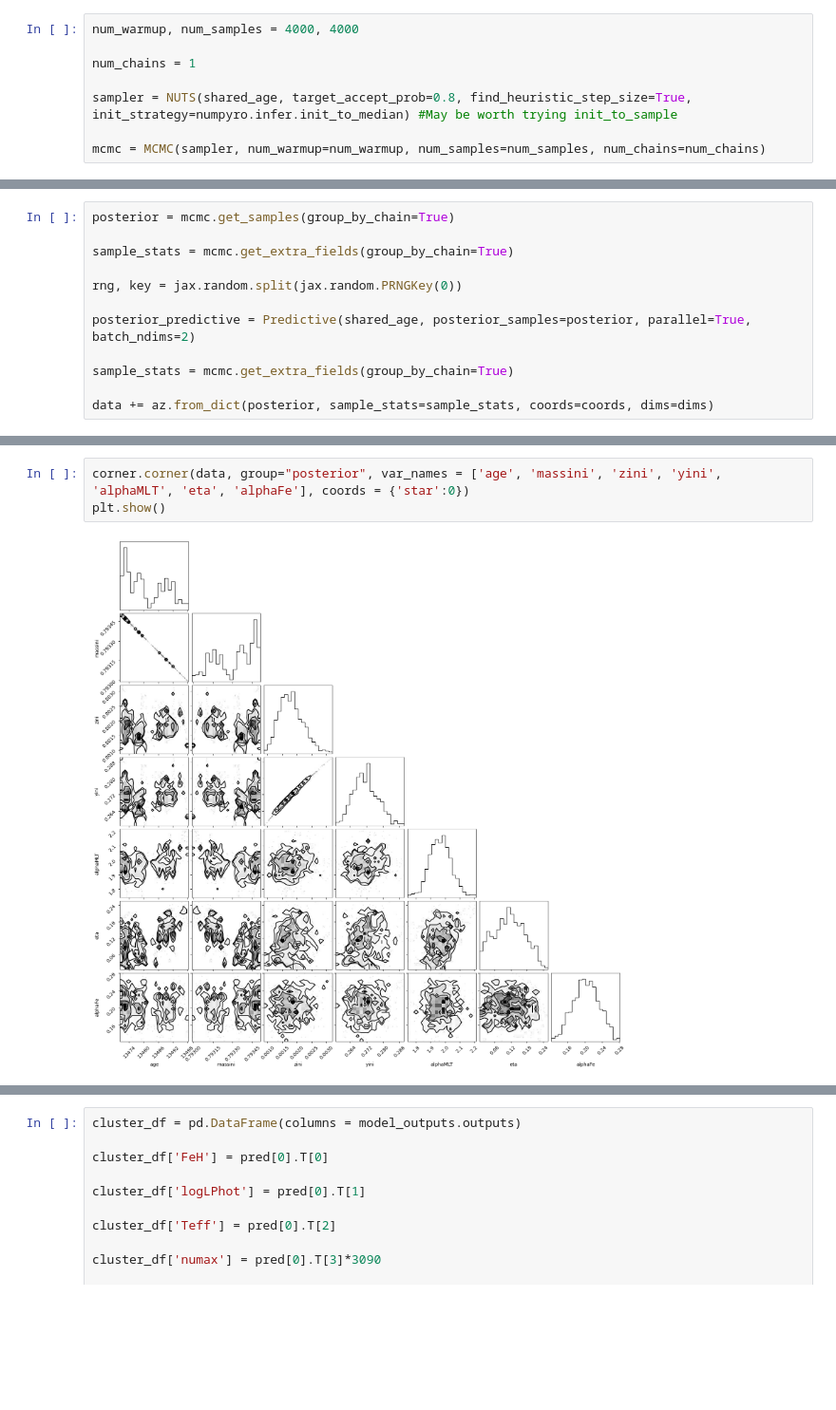
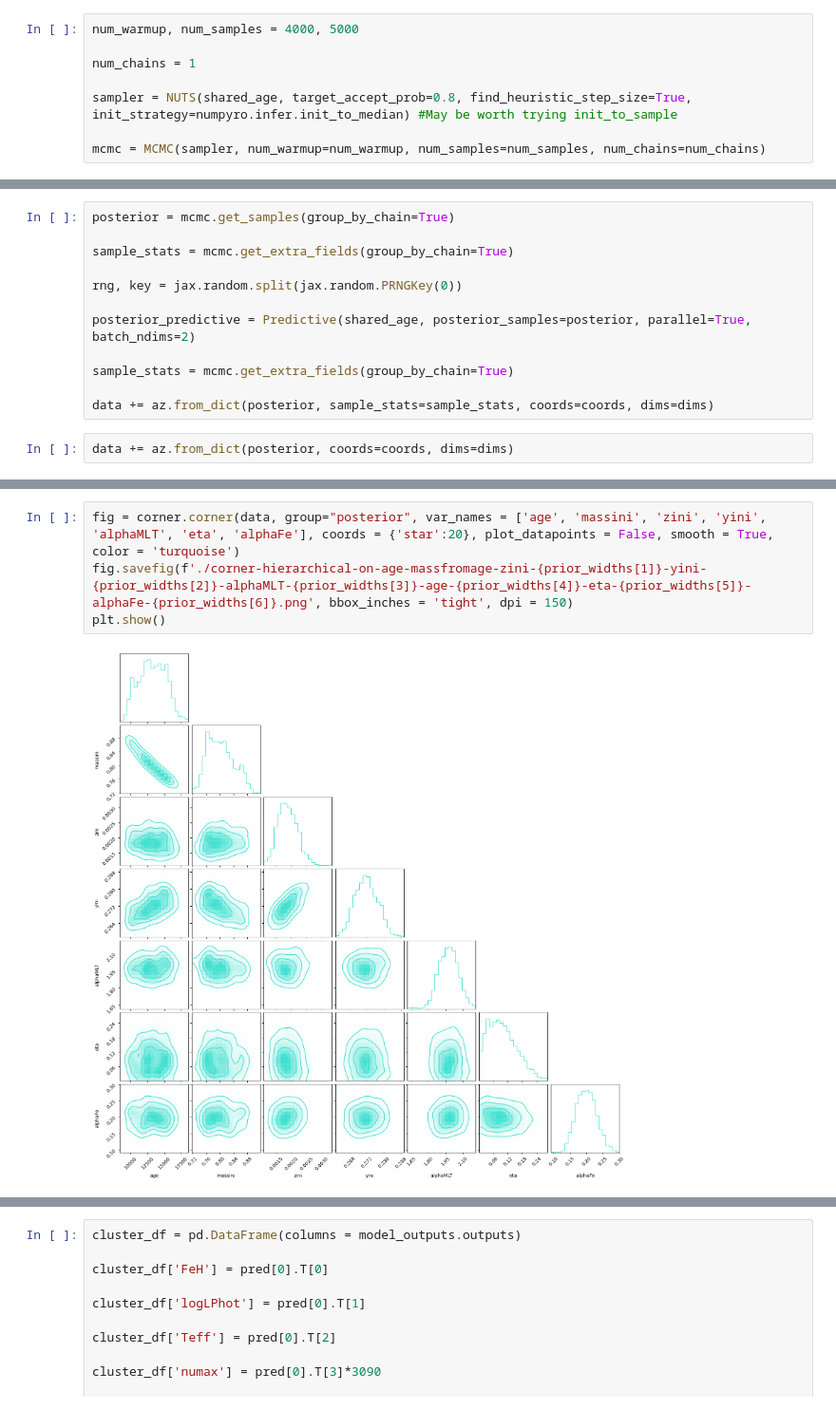
Before and after one commit to ehatt98/M4-hierarchical, a Jupyter notebook: notebooks/test-sampling-hierarchical-age.ipynb, the cells around one changed output, grey strips where cells are left out. Shown at 95% size. Drawn from its saved outputs; the diff is of its cells as text; blank space fills up the shorter version.

Commit message:
Running hierarchical age tests with increased num_samples :)

```diff
--- a/notebooks/test-sampling-hierarchical-age.ipynb
+++ b/notebooks/test-sampling-hierarchical-age.ipynb
@@ -189,7 +205,7 @@ def shared_age(uncs, consts = cluster_consts, obs = model_outputs.obs_dict):
 phys_unc = {'Teff':150, 'numax': 0.1*fake_obs['numax'], 'dnuSer':0.1*fake_obs['dnuSer'], 'FeH':0.1, 'logLPhot':0.05}
 #Large errors on numax and dnu reflective of std on residuals from the network
 # %%
-num_warmup, num_samples = 4000, 4000
+num_warmup, num_samples = 4000, 5000
 
 num_chains = 1
 
@@ -254,3 +279,5 @@ posterior_predictive = Predictive(shared_age, posterior_samples=posterior, paral
 sample_stats = mcmc.get_extra_fields(group_by_chain=True)
 
 data += az.from_dict(posterior, sample_stats=sample_stats, coords=coords, dims=dims)
+# %%
+data += az.from_dict(posterior, coords=coords, dims=dims)
@@ -269,5 +301,6 @@ plt.show()
 # %%
-corner.corner(data, group="posterior", var_names = ['age', 'massini', 'zini', 'yini', 'alphaMLT', 'eta', 'alphaFe'], coords = {'star':0})
+fig = corner.corner(data, group="posterior", var_names = ['age', 'massini', 'zini', 'yini', 'alphaMLT', 'eta', 'alphaFe'], coords = {'star':20}, plot_datapoints = False, smooth = True, color = 'turquoise')
+fig.savefig(f'./corner-hierarchical-on-age-massfromage-zini-{prior_widths[1]}-yini-{prior_widths[2]}-alphaMLT-{prior_widths[3]}-age-{prior_widths[4]}-eta-{prior_widths[5]}-alphaFe-{prior_widths[6]}.png', bbox_inches = 'tight', dpi = 150)
 plt.show()
 # %% [output]
-[figure, old version]
+[figure, new version]
```
Also changed, not shown: parts of 15 cells of this notebook, 1 other file.
